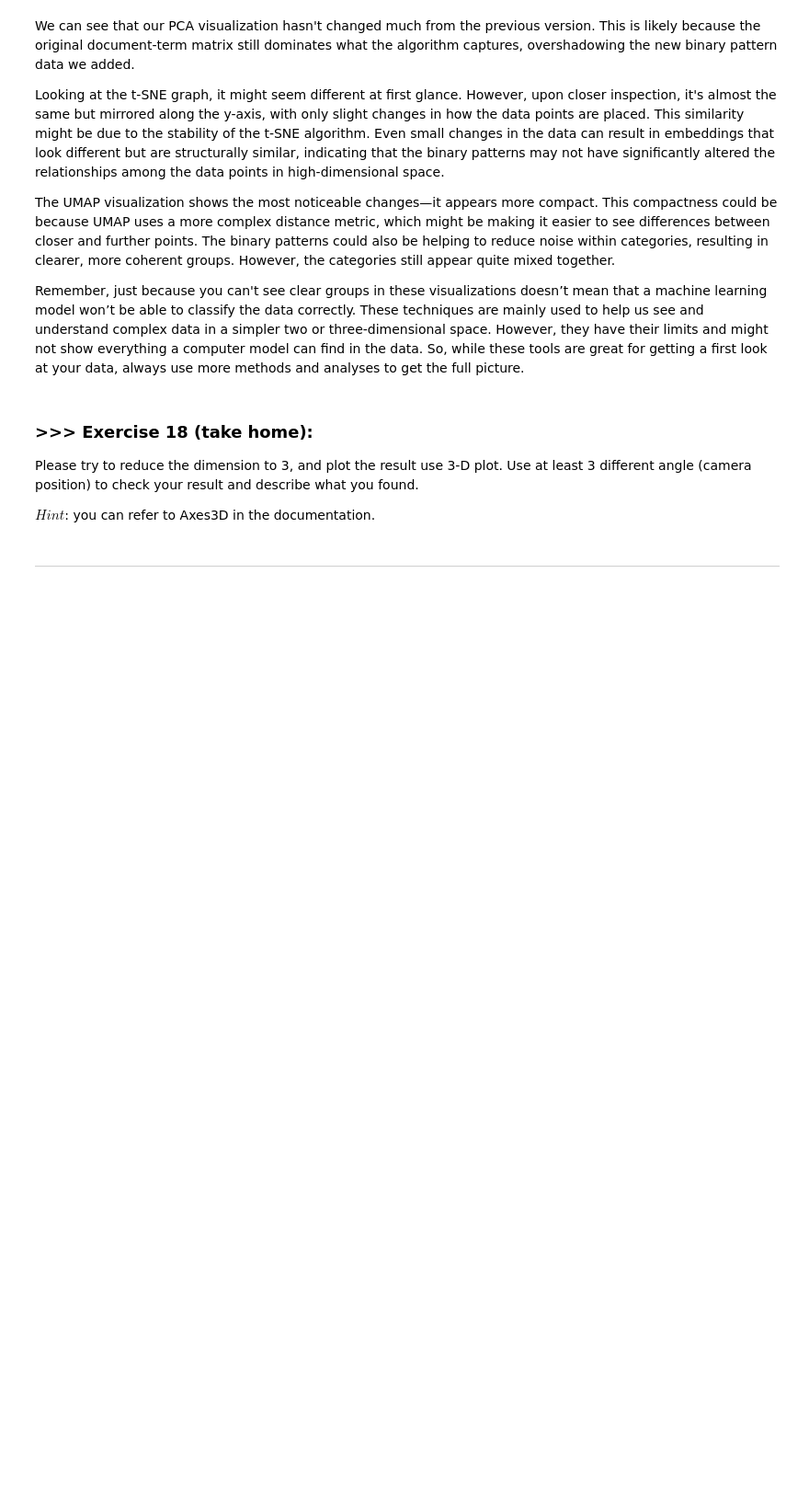
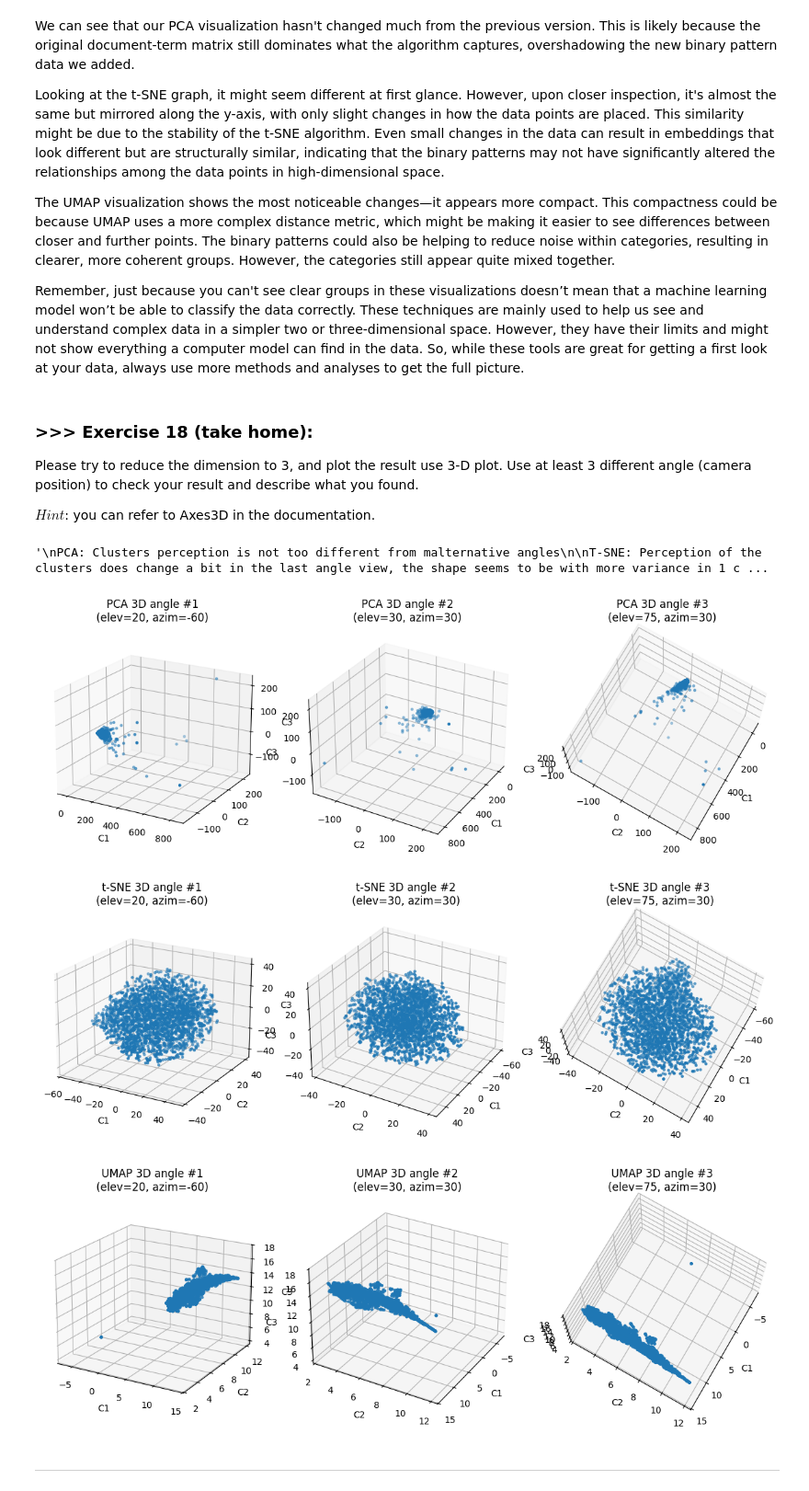
Before and after one commit to GGHOSTRADER/DM2025-Lab1-Exercise, a Jupyter notebook: DM2025-Lab1-Master.ipynb, the cells around one changed output. Shown at 92% size. Saved outputs shown, nothing was run; the diff lists cells and outputs as text; code cells hidden in the pictures; blank space fills up the shorter version.

Commit message:
First finished version of Homework and Master

```diff
--- a/DM2025-Lab1-Master.ipynb
+++ b/DM2025-Lab1-Master.ipynb
@@ -2205,3 +2332,53 @@ $Hint$: you can refer to Axes3D in the documentation.
+# %%
+#Answer Here
+
+# PCA, t-SNE, and UMAP ----------------------------------------------------
+X_pca_aug = PCA(n_components=3).fit_transform(augmented_df.values)
+X_tsne_aug = TSNE(n_components=3).fit_transform(augmented_df.values)
+X_umap_aug = umap.UMAP(n_components=3).fit_transform(augmented_df.values)
+
+
+# 3D Plotting Function----------------------------------------------------
+from mpl_toolkits.mplot3d import Axes3D  # just to register 3D
+def plot3d_views(X3, labels=None, title="3D embedding"):
+    views = [(20, -60), (30, 30), (75, 30)]  # (elev, azim)
+    fig = plt.figure(figsize=(12,4))
+    for i, (elev, azim) in enumerate(views, 1):
+        ax = fig.add_subplot(1, 3, i, projection='3d')
+        if labels is None:
+            ax.scatter(X3[:,0], X3[:,1], X3[:,2], s=6)
+        else:
+            for lab in np.unique(labels):
+                m = (labels == lab)
+                ax.scatter(X3[m,0], X3[m,1], X3[m,2], s=6, label=str(lab))
+            ax.legend(frameon=False)
+        ax.set_title(f"{title} angle #{i}\n(elev={elev}, azim={azim})")
+        ax.set_xlabel('C1'); ax.set_ylabel('C2'); ax.set_zlabel('C3')
+        ax.view_init(elev=elev, azim=azim)
+        ax.grid(True, linestyle=':', alpha=0.3)
+    plt.tight_layout()
+
+# Plotting ----------------------------------------------------
+plot3d_views(X_pca_aug, title="PCA 3D")
+plot3d_views(X_tsne_aug, title="t-SNE 3D")
+plot3d_views(X_umap_aug, title="UMAP 3D")
+
+#Comments ----------------------------------------------------
+
+"""
+PCA: Clusters perception is not too different from malternative angles
+
+T-SNE: Perception of the clusters does change a bit in the last angle view, the shape seems to be with more variance in 1 componente than the other
+while in the other two angles, the variance seems more evenly distributed.
+
+UMAP: Perception of the cluster in the first angle is quite different from the other two angles.
+
+"""
+# %% [output]
+'\nPCA: Clusters perception is not too different from malternative angles\n\nT-SNE: Perception of the clusters does change a bit in the last angle view, the shape seems to be with more variance in 1 c ...
+[figure, added]
+[figure, added]
+[figure, added]
 # %% [markdown]
 ---
 # %% [markdown]
```
Also changed, not shown: parts of 42 cells of this notebook, 1 other file.
